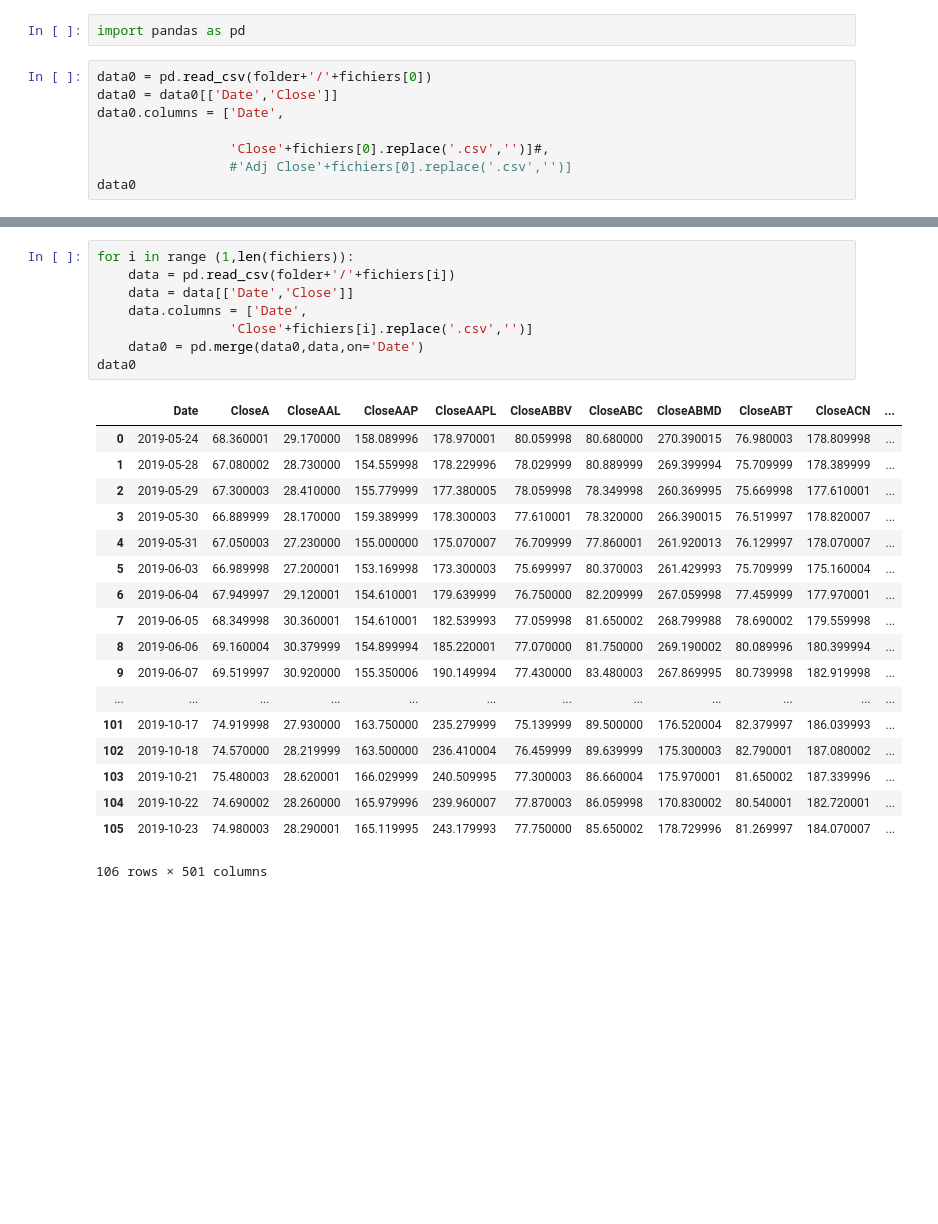
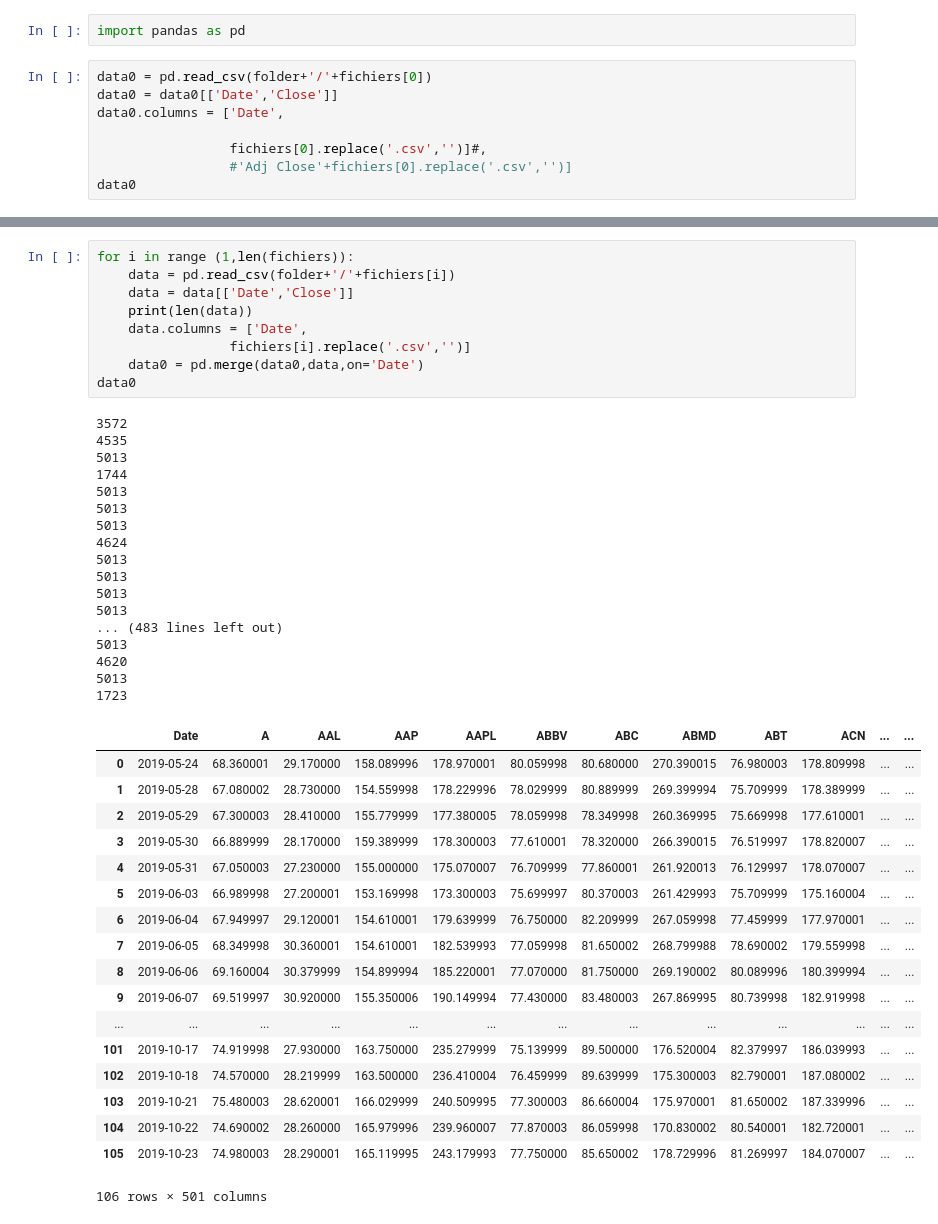
Before and after one commit to mcindoe/nlp, a Jupyter notebook: data/returns/returns_cleaning.ipynb, the cells around one changed output, grey strips where cells are left out. Cells and saved outputs as stored; diff of their text form; blank space fills up the shorter version.

```diff
--- a/data/returns/returns_cleaning.ipynb
+++ b/data/returns/returns_cleaning.ipynb
@@ -30,7 +34,7 @@ data0 = pd.read_csv(folder+'/'+fichiers[0])
 data0 = data0[['Date','Close']]
 data0.columns = ['Date',
 
-                 'Close'+fichiers[0].replace('.csv','')]#,
+                 fichiers[0].replace('.csv','')]#,
                  #'Adj Close'+fichiers[0].replace('.csv','')]
 data0
 # %% [output]
@@ -55,28 +59,46 @@ data0
 # %%
 for i in range (1,len(fichiers)):
     data = pd.read_csv(folder+'/'+fichiers[i])
     data = data[['Date','Close']]
+    print(len(data))
     data.columns = ['Date',
-                 'Close'+fichiers[i].replace('.csv','')]
+                 fichiers[i].replace('.csv','')]
     data0 = pd.merge(data0,data,on='Date')
 data0
 # %% [output]
+3572
+4535
+5013
+1744
+5013
+5013
+5013
+4624
+5013
+5013
+5013
+5013
+... (483 lines left out)
+5013
+4620
+5013
+1723
-|  | Date | CloseA | CloseAAL | CloseAAP | CloseAAPL | CloseABBV | CloseABC | CloseABMD | CloseABT | CloseACN | ... |
-| 0 | 2019-05-24 | 68.360001 | 29.170000 | 158.089996 | 178.970001 | 80.059998 | 80.680000 | 270.390015 | 76.980003 | 178.809998 | ... |
-| 1 | 2019-05-28 | 67.080002 | 28.730000 | 154.559998 | 178.229996 | 78.029999 | 80.889999 | 269.399994 | 75.709999 | 178.389999 | ... |
-| 2 | 2019-05-29 | 67.300003 | 28.410000 | 155.779999 | 177.380005 | 78.059998 | 78.349998 | 260.369995 | 75.669998 | 177.610001 | ... |
-| 3 | 2019-05-30 | 66.889999 | 28.170000 | 159.389999 | 178.300003 | 77.610001 | 78.320000 | 266.390015 | 76.519997 | 178.820007 | ... |
-| 4 | 2019-05-31 | 67.050003 | 27.230000 | 155.000000 | 175.070007 | 76.709999 | 77.860001 | 261.920013 | 76.129997 | 178.070007 | ... |
-| 5 | 2019-06-03 | 66.989998 | 27.200001 | 153.169998 | 173.300003 | 75.699997 | 80.370003 | 261.429993 | 75.709999 | 175.160004 | ... |
-| 6 | 2019-06-04 | 67.949997 | 29.120001 | 154.610001 | 179.639999 | 76.750000 | 82.209999 | 267.059998 | 77.459999 | 177.970001 | ... |
-| 7 | 2019-06-05 | 68.349998 | 30.360001 | 154.610001 | 182.539993 | 77.059998 | 81.650002 | 268.799988 | 78.690002 | 179.559998 | ... |
-| 8 | 2019-06-06 | 69.160004 | 30.379999 | 154.899994 | 185.220001 | 77.070000 | 81.750000 | 269.190002 | 80.089996 | 180.399994 | ... |
-| 9 | 2019-06-07 | 69.519997 | 30.920000 | 155.350006 | 190.149994 | 77.430000 | 83.480003 | 267.869995 | 80.739998 | 182.919998 | ... |
-| ... | ... | ... | ... | ... | ... | ... | ... | ... | ... | ... | ... |
-| 101 | 2019-10-17 | 74.919998 | 27.930000 | 163.750000 | 235.279999 | 75.139999 | 89.500000 | 176.520004 | 82.379997 | 186.039993 | ... |
-| 102 | 2019-10-18 | 74.570000 | 28.219999 | 163.500000 | 236.410004 | 76.459999 | 89.639999 | 175.300003 | 82.790001 | 187.080002 | ... |
-| 103 | 2019-10-21 | 75.480003 | 28.620001 | 166.029999 | 240.509995 | 77.300003 | 86.660004 | 175.970001 | 81.650002 | 187.339996 | ... |
-| 104 | 2019-10-22 | 74.690002 | 28.260000 | 165.979996 | 239.960007 | 77.870003 | 86.059998 | 170.830002 | 80.540001 | 182.720001 | ... |
-| 105 | 2019-10-23 | 74.980003 | 28.290001 | 165.119995 | 243.179993 | 77.750000 | 85.650002 | 178.729996 | 81.269997 | 184.070007 | ... |
+|  | Date | A | AAL | AAP | AAPL | ABBV | ABC | ABMD | ABT | ACN | ... | ... |
+| 0 | 2019-05-24 | 68.360001 | 29.170000 | 158.089996 | 178.970001 | 80.059998 | 80.680000 | 270.390015 | 76.980003 | 178.809998 | ... | ... |
+| 1 | 2019-05-28 | 67.080002 | 28.730000 | 154.559998 | 178.229996 | 78.029999 | 80.889999 | 269.399994 | 75.709999 | 178.389999 | ... | ... |
+| 2 | 2019-05-29 | 67.300003 | 28.410000 | 155.779999 | 177.380005 | 78.059998 | 78.349998 | 260.369995 | 75.669998 | 177.610001 | ... | ... |
+| 3 | 2019-05-30 | 66.889999 | 28.170000 | 159.389999 | 178.300003 | 77.610001 | 78.320000 | 266.390015 | 76.519997 | 178.820007 | ... | ... |
+| 4 | 2019-05-31 | 67.050003 | 27.230000 | 155.000000 | 175.070007 | 76.709999 | 77.860001 | 261.920013 | 76.129997 | 178.070007 | ... | ... |
+| 5 | 2019-06-03 | 66.989998 | 27.200001 | 153.169998 | 173.300003 | 75.699997 | 80.370003 | 261.429993 | 75.709999 | 175.160004 | ... | ... |
+| 6 | 2019-06-04 | 67.949997 | 29.120001 | 154.610001 | 179.639999 | 76.750000 | 82.209999 | 267.059998 | 77.459999 | 177.970001 | ... | ... |
+| 7 | 2019-06-05 | 68.349998 | 30.360001 | 154.610001 | 182.539993 | 77.059998 | 81.650002 | 268.799988 | 78.690002 | 179.559998 | ... | ... |
+| 8 | 2019-06-06 | 69.160004 | 30.379999 | 154.899994 | 185.220001 | 77.070000 | 81.750000 | 269.190002 | 80.089996 | 180.399994 | ... | ... |
+| 9 | 2019-06-07 | 69.519997 | 30.920000 | 155.350006 | 190.149994 | 77.430000 | 83.480003 | 267.869995 | 80.739998 | 182.919998 | ... | ... |
+| ... | ... | ... | ... | ... | ... | ... | ... | ... | ... | ... | ... | ... |
+| 101 | 2019-10-17 | 74.919998 | 27.930000 | 163.750000 | 235.279999 | 75.139999 | 89.500000 | 176.520004 | 82.379997 | 186.039993 | ... | ... |
+| 102 | 2019-10-18 | 74.570000 | 28.219999 | 163.500000 | 236.410004 | 76.459999 | 89.639999 | 175.300003 | 82.790001 | 187.080002 | ... | ... |
+| 103 | 2019-10-21 | 75.480003 | 28.620001 | 166.029999 | 240.509995 | 77.300003 | 86.660004 | 175.970001 | 81.650002 | 187.339996 | ... | ... |
+| 104 | 2019-10-22 | 74.690002 | 28.260000 | 165.979996 | 239.960007 | 77.870003 | 86.059998 | 170.830002 | 80.540001 | 182.720001 | ... | ... |
+| 105 | 2019-10-23 | 74.980003 | 28.290001 | 165.119995 | 243.179993 | 77.750000 | 85.650002 | 178.729996 | 81.269997 | 184.070007 | ... | ... |
-106 rows × 501 columns
+106 rows × 501 columns
 # %%
```
Also changed, not shown: parts of 6 cells of this notebook.
